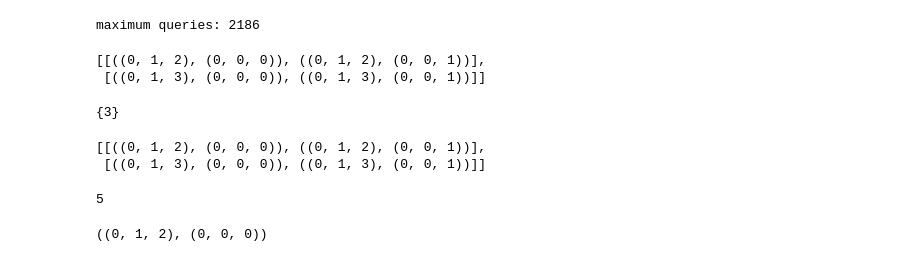
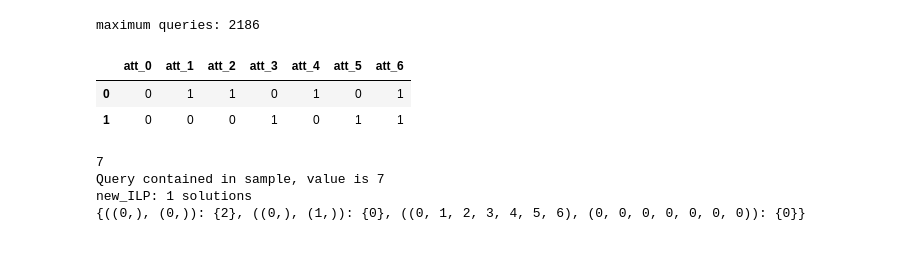
Before and after one commit to 666sneakydevil/initial_explorations, a Jupyter notebook: toy_model_ILP/ILP_solving_queries/range_of_target_query.ipynb, the cells around one changed output. Cells and saved outputs as stored; diff of their text form; code cells hidden in the pictures.

Commit message:
Updating to be safe
Last thing added was a function which checks whether or not a complete set of counting queries has consistent margins.

```diff
--- a/toy_model_ILP/ILP_solving_queries/range_of_target_query.ipynb
+++ b/toy_model_ILP/ILP_solving_queries/range_of_target_query.ipynb
@@ -1268,7 +1509,18 @@ def target_quer_vals_ILP(c,m,n,quer_dict,target_quers,N_sols):
     M.optimize()
 
     # print(f"Took {M.Runtime:.2f} seconds to solve")
+
+    temp_print = []
+    for k in range(M.SolCount):
+        M.Params.SolutionNumber = k
+        temp_print.append(dict((quer,round(var_dict[quer].Xn)) for quer in var_dict.keys()))
+    if target_quers == None:
+        return M.SolCount, temp_print
+
     print(f'new_ILP: {M.SolCount} solutions')
+
+        # temp_print.append(var_dict[quer].Xn for quer in all_quers)
+    # display(temp_print)
 
     temp_dict = defaultdict(list)
     for k in range(M.SolCount):
@@ -1314,61 +1566,58 @@ def gen_partitions_additional_attribute_target(query,m):
         lst.append(lstt)
 
     return lst
+
+def check_margin_consistent(var_dict,m):
+    """ checks whether or not a complete set of noisy counts (as a dictionary) has
+    consistent margins"""
+
+    for quer in var_dict.keys():
+        if margin_check(quer,var_dict,m) == False:
+            return False
+    return True
+
+def margin_check(quer,var_dict,m):
+    """ Adds the constraints based on the queries in quer_dict"""
+    parts = gen_partitions_additional_attribute_target(quer,m)
+    # print(parts)
+    for part in parts:
+        return (var_dict[tuple(part[0])] + var_dict[tuple(part[1])]) == var_dict[quer]
 # %%
 n = 2
 m = 7
-c = 3
+c = 5
 print(f'maximum queries: {max_quers(m)}')
 dist = 'uniform'
 db = gen_bin_data_set(n,m)
 display(db)
 N_sols = 10000
 quer_seed_dict = query_seed_dict(m)
 all_quer_counts = get_quer_counts(db,m,c,quer_seed_dict,dist)
 n_queries = 1200
 
 sample_quers = gen_queries_uniform_complete(m,n_queries)
 target_quers = [((0,), (0,)), ((0,), (1,)), (tuple([x for x in range(m)]), tuple([0 for x in range(m)]))]
 print(all_quer_counts[target_quers[0]])
 
 if target_quers[0] in sample_quers:
     print(f'Query contained in sample, value is {all_quer_counts[target_quers[0]]}')
 
 current_quers_dict = dict((i,all_quer_counts[i]) for i in sample_quers)
 print(target_quer_vals_ILP(c,m,n,current_quers_dict,target_quers,N_sols))
 
 # print(n_sols(n,m,current_quers_dict,c,N_sols))
 # feasible_sols = gen_sols(n,m,current_quers_dict,dict(),c,N_sols)[0]
 # lst = []
 # for sol in feasible_sols:
 #     sol_db = pd.DataFrame(sol, columns=[f'att_{x}' for x in range(m)])
 #     lst.append(get_counts_uniform(sol_db,[target_quers[0]],0)[tuple([target_quers[0]][0])])
 # print(set(lst))
 # %% [output]
 maximum queries: 2186
+|  | att_0 | att_1 | att_2 | att_3 | att_4 | att_5 | att_6 |
+| 0 | 0 | 1 | 1 | 0 | 1 | 0 | 1 |
+| 1 | 0 | 0 | 0 | 1 | 0 | 1 | 1 |
+7
+Query contained in sample, value is 7
+new_ILP: 1 solutions
+{((0,), (0,)): {2}, ((0,), (1,)): {0}, ((0, 1, 2, 3, 4, 5, 6), (0, 0, 0, 0, 0, 0, 0)): {0}}
-# %%
-target_quer = ((0,1),(0,0))
-m =4
-gen_partitions_additional_attribute(query,m)
-# %% [output]
-[[((0, 1, 2), (0, 0, 0)), ((0, 1, 2), (0, 0, 1))],
- [((0, 1, 3), (0, 0, 0)), ((0, 1, 3), (0, 0, 1))]]
-# %%
-a = set()
-print(a.union(set([3])))
-# %% [output]
-{3}
-# %%
-gen_partitions_additional_attribute(((0,1),(0,0)),4)
-# %% [output]
-[[((0, 1, 2), (0, 0, 0)), ((0, 1, 2), (0, 0, 1))],
- [((0, 1, 3), (0, 0, 0)), ((0, 1, 3), (0, 0, 1))]]
-# %%
-round(4.77777)
-# %% [output]
-5
-# %%
-m = 3
-print((tuple([x for x in range(m)]), tuple([0 for x in range(m)])))
-# %% [output]
-((0, 1, 2), (0, 0, 0))
```
Also changed, not shown: parts of 6 cells of this notebook.
